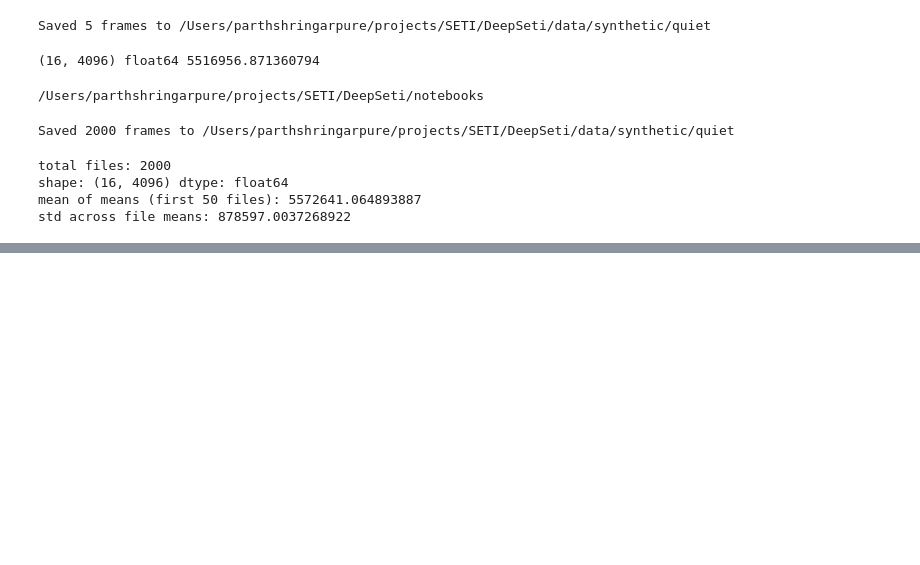
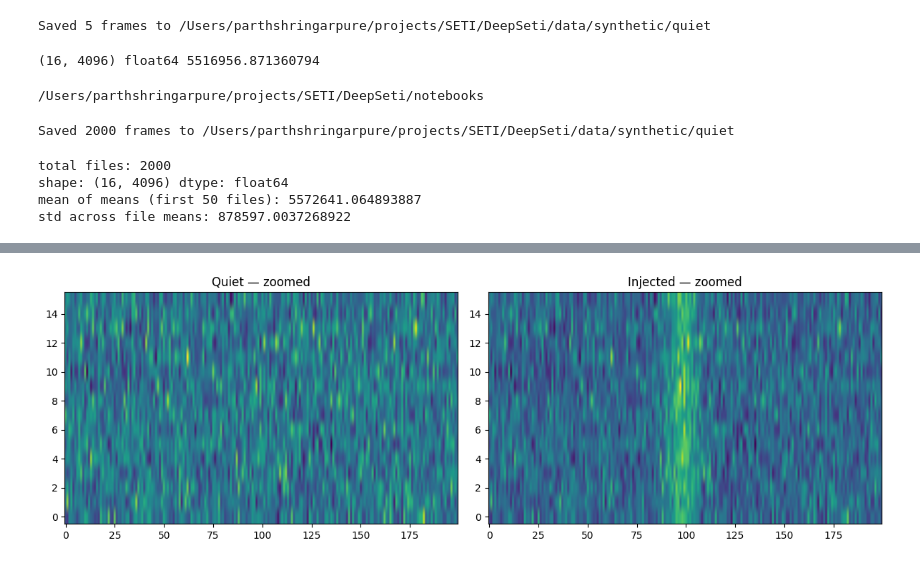
Before and after one commit to ParthShringarpure09/deepseti, a Jupyter notebook: notebooks/01_setigen_exploration.ipynb, the cells around one changed output, grey strips where cells are left out. Saved outputs shown, nothing was run; the diff lists cells and outputs as text; code cells hidden in the pictures; blank space fills up the shorter version.

```diff
--- a/notebooks/01_setigen_exploration.ipynb
+++ b/notebooks/01_setigen_exploration.ipynb
@@ -124,0 +142,13 @@ ImportError: cannot import name 'generate_quiet_batch' from 'src.data.synthetic'
+# %%
+fig, axes = plt.subplots(1, 2, figsize=(12, 4))
+
+axes[0].imshow(quiet[:, 1950:2150], aspect="auto", origin="lower", cmap="viridis")
+axes[0].set_title("Quiet — zoomed")
+
+axes[1].imshow(injected[:, 1950:2150], aspect="auto", origin="lower", cmap="viridis")
+axes[1].set_title("Injected — zoomed")
+
+plt.tight_layout()
+plt.show()
+# %% [output]
+[figure, added]
```
Also changed, not shown: parts of 7 cells of this notebook, 3 other files.
